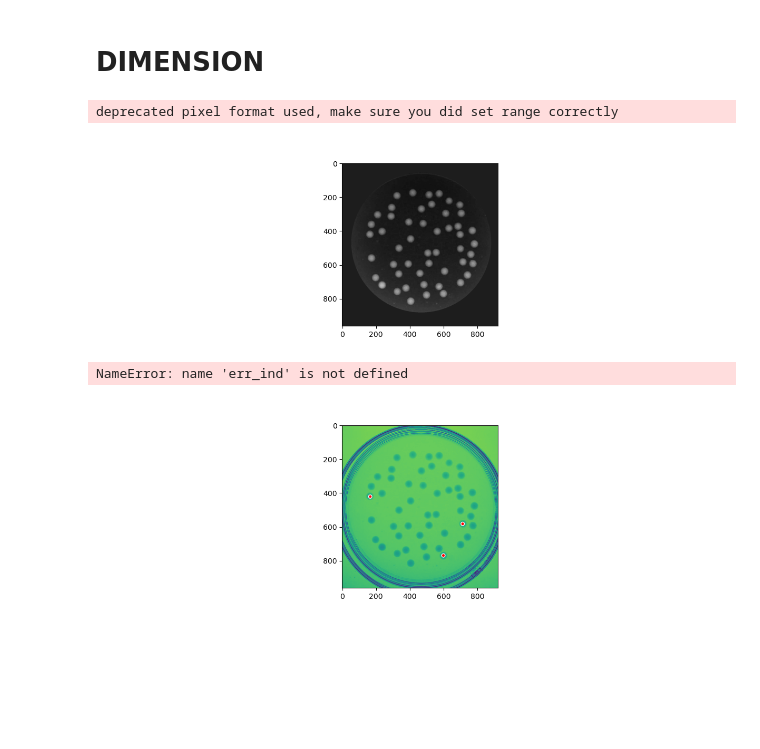
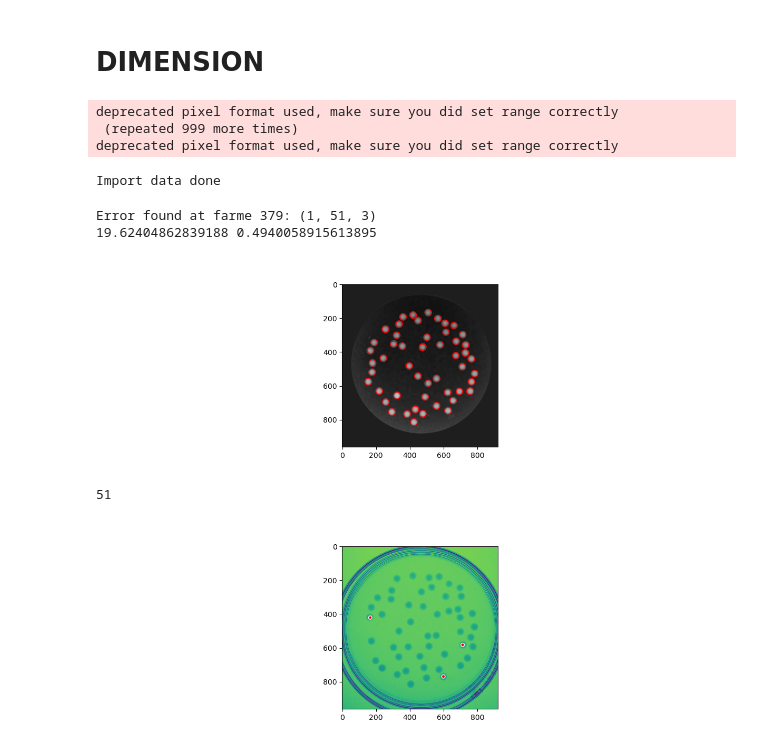
Before and after one commit to skandiz/MasterThesis, a Jupyter notebook: tracking/trajectoryTracking.ipynb, the cells around one changed output. Saved outputs shown, nothing was run; the diff lists cells and outputs as text; code cells hidden in the pictures; blank space fills up the shorter version.

```diff
--- a/tracking/trajectoryTracking.ipynb
+++ b/tracking/trajectoryTracking.ipynb
@@ -261,35 +261,50 @@ def crop(image, x1, y1, x2, y2):
     # npImage[200, 200] color of the border to swap with the black
     npImage[ind] = npImage[200, 200]
     return npImage
-# %%
-data = crop(pims.open('./data/movie.mp4'), 55, 55, 880, 880)
-data_preload = data[:100]
-# %% [output]
-deprecated pixel format used, make sure you did set range correctly
-# %%
-fig, ax = plt.subplots(1, 1)
-ax.imshow(data_preload[0])
-plt.show()
-# %% [output]
-[figure, removed]
-# %%
-# this gives better result
-circles = np.empty((100, 50, 3))
-for i in tqdm(range(100)):
-    temp = cv2.HoughCircles(data_preload[i], cv2.HOUGH_GRADIENT_ALT, 1.5, minDist = 20, param1=100, param2=0.4, minRadius=12, maxRadius=25)
-    if temp is None:
-        print("temp is none")
-        break
-    elif temp.shape == (1, 50, 3):
-        circles[i] = temp[0]
-    else:
-        err_ind = i
-        print(f"Error found at farme {err_ind}: {temp.shape}")
-        break
+# %%
+# this gives better result
+data = crop(pims.open('./data/movie.mp4'), 55, 55, 880, 880)
+nFrames = 1000
+data_preload = list(data[:nFrames])
+print("Import data done")
+
+circles = np.empty((nFrames, 50, 3))
+for i in tqdm(range(nFrames)):
+    temp = cv2.HoughCircles(data_preload[i], cv2.HOUGH_GRADIENT_ALT, 1.5, minDist = 20, param1=100, param2=0.4, minRadius=12, maxRadius=25)
+    if temp is None:
+        print("temp is none")
+        break
+    elif temp.shape == (1, 50, 3):
+        circles[i] = temp[0]
+    else:
+        err_ind = i
+        print(f"Error found at farme {err_ind}: {temp.shape}")
+        break
+if i == nFrames:
+    print(np.mean(circles[:,:,2]), np.std(circles[:,:,2]))
+else:
+    print(np.mean(circles[:err_ind, :, 2]), np.std(circles[:err_ind, :, 2]))
+    circles_plot = []
+    for i in range(temp.shape[1]):
+        circles_plot.append(plt.Circle((temp[0, i, 0], temp[0, i, 1]), temp[0, i, 2], color='r', fill=False))
+
+    fig, ax = plt.subplots(1, 1)
+    ax.imshow(data_preload[err_ind])
+    for i in range(temp.shape[1]):
+        ax.add_artist(circles_plot[i])
+    plt.show()
+# %% [output]
+deprecated pixel format used, make sure you did set range correctly
+ (repeated 999 more times)
+deprecated pixel format used, make sure you did set range correctly
+Import data done
+Error found at farme 379: (1, 51, 3)
+19.62404862839188 0.4940058915613895
+[figure, added]
 # %%
-np.mean(circles[:err_ind], axis = 2)
+len(circles_plot)
 # %% [output]
-NameError: name 'err_ind' is not defined
+51
 # %%
 fig, ax = plt.subplots(1, 1)
 ax.imshow(data[0])
```
